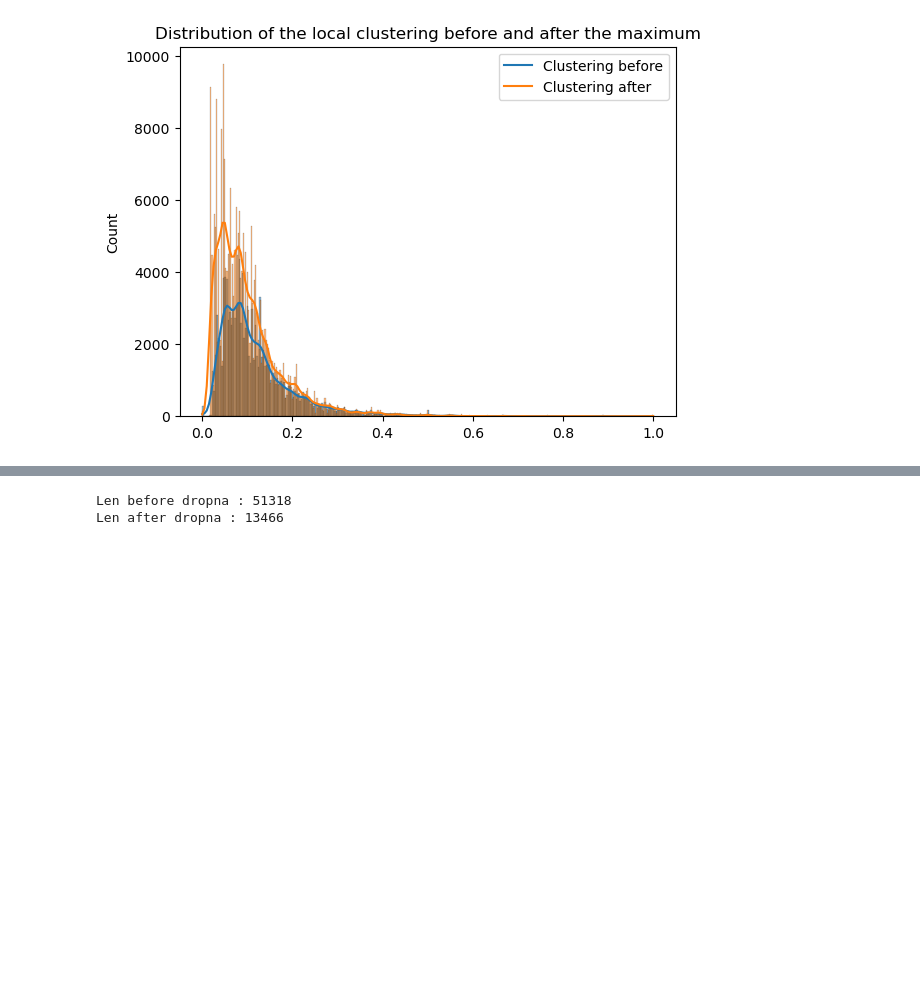
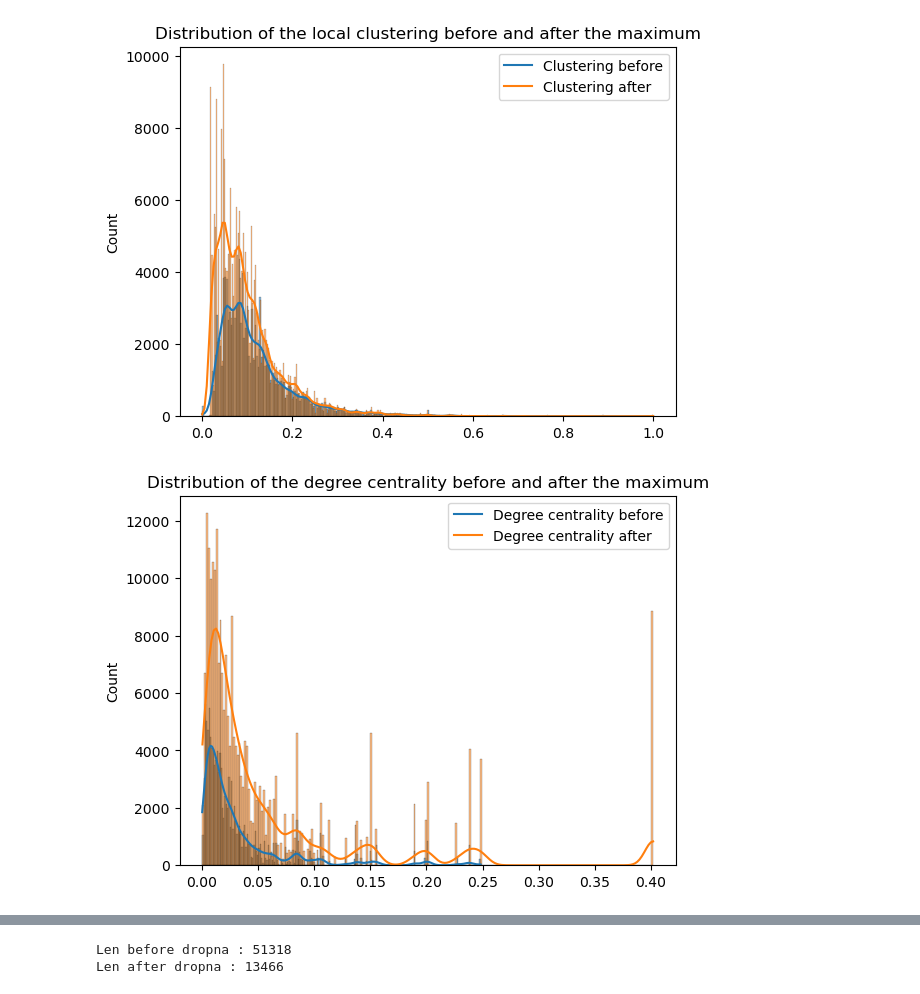
Before and after one commit to epfl-ada/ada-2023-project-adamants, a Jupyter notebook: wikipedia_graph_viz.ipynb, the cells around one changed output, grey strips where cells are left out. Drawn from its saved outputs; the diff is of its cells as text; code cells hidden in the pictures; blank space fills up the shorter version.

```diff
--- a/wikipedia_graph_viz.ipynb
+++ b/wikipedia_graph_viz.ipynb
@@ -408,3 +450,21 @@ plt.title("Distribution of the local clustering before and after the maximum")
 plt.show()
 # %% [output]
 [figure]
+# %%
+# plot the distribution of degree centrality before and after the maximum
+degree_centrality_before_max = []
+degree_centrality_after_max = []
+for i, path in enumerate(paths_finished["path"]):
+    max_id = np.nanargmax(path_degree[i])
+    degree_centrality_before_max.append(path_degree_centrality[i][:max_id])
+    degree_centrality_after_max.append(path_degree_centrality[i][max_id-1:])
+degree_centrality_before_max = np.concatenate(degree_centrality_before_max)
+degree_centrality_after_max = np.concatenate(degree_centrality_after_max)
+
+sns.histplot(data=degree_centrality_before_max, kde=True)
+sns.histplot(data=degree_centrality_after_max, kde=True)
+plt.legend(["Degree centrality before", "Degree centrality after"])
+plt.title("Distribution of the degree centrality before and after the maximum")
+plt.show()
+# %% [output]
+[figure, added]
```
Also changed, not shown: parts of 14 cells of this notebook, 1 other file.
